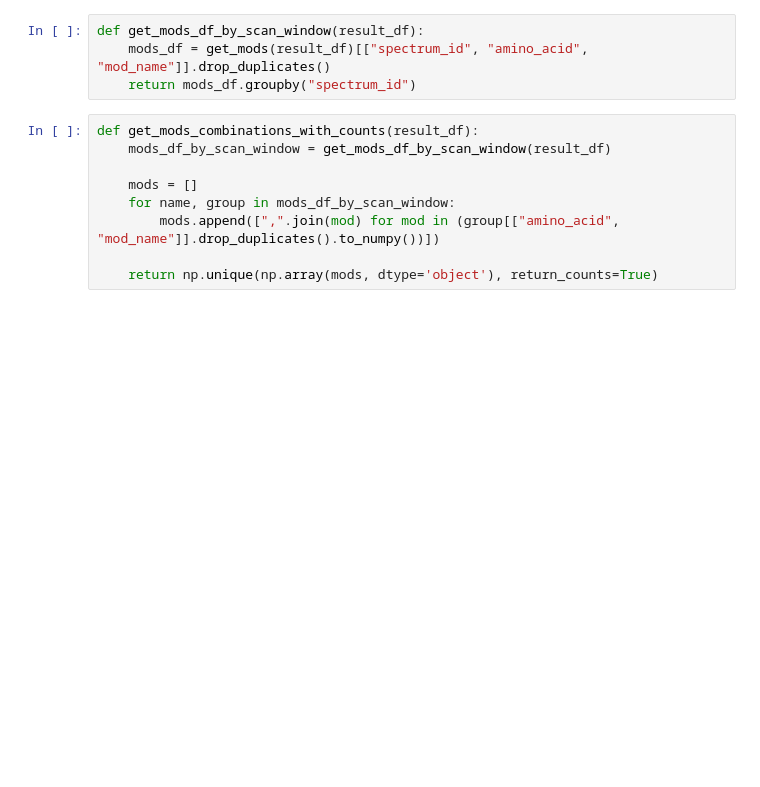
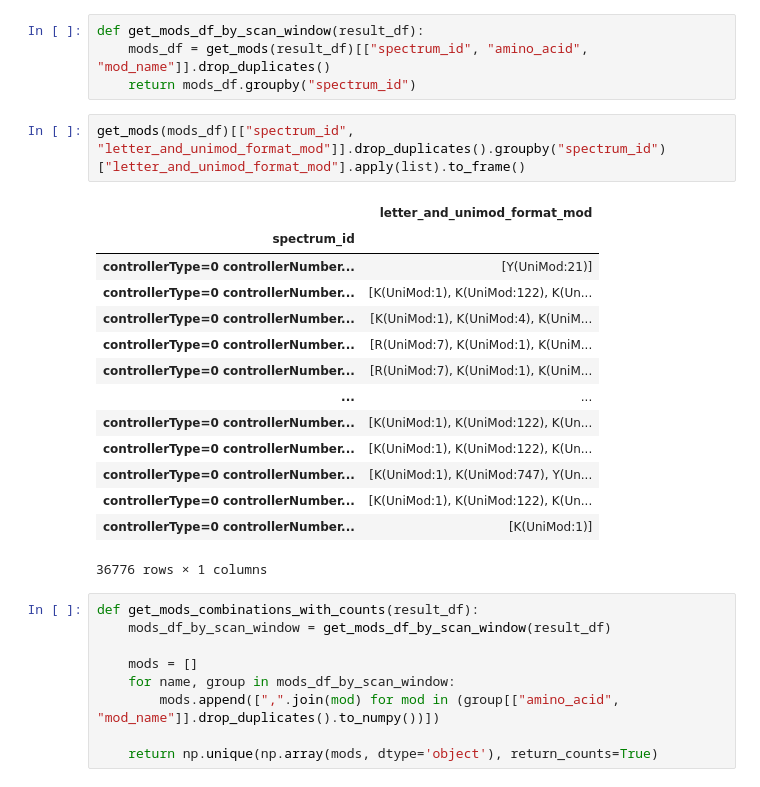
Before and after one commit to cschlaffner/PTMsearch, a Jupyter notebook: notebooks/ion_results_combinations.ipynb, the cells around one changed output. Saved outputs shown, nothing was run; the diff lists cells and outputs as text; blank space fills up the shorter version.

```diff
--- a/notebooks/ion_results_combinations.ipynb
+++ b/notebooks/ion_results_combinations.ipynb
@@ -112,6 +112,23 @@ unmods_df = get_mods(dfs_dia_unmod_10ppm_snr[2])
 def get_mods_df_by_scan_window(result_df):
     mods_df = get_mods(result_df)[["spectrum_id", "amino_acid", "mod_name"]].drop_duplicates()
     return mods_df.groupby("spectrum_id")
+# %%
+get_mods(mods_df)[["spectrum_id", "letter_and_unimod_format_mod"]].drop_duplicates().groupby("spectrum_id")["letter_and_unimod_format_mod"].apply(list).to_frame()
+# %% [output]
+|  | letter_and_unimod_format_mod |
+| spectrum_id |  |
+| controllerType=0 controllerNumber... | [Y(UniMod:21)] |
+| controllerType=0 controllerNumber... | [K(UniMod:1), K(UniMod:122), K(Un... |
+| controllerType=0 controllerNumber... | [K(UniMod:1), K(UniMod:4), K(UniM... |
+| controllerType=0 controllerNumber... | [R(UniMod:7), K(UniMod:1), K(UniM... |
+| controllerType=0 controllerNumber... | [R(UniMod:7), K(UniMod:1), K(UniM... |
+| ... | ... |
+| controllerType=0 controllerNumber... | [K(UniMod:1), K(UniMod:122), K(Un... |
+| controllerType=0 controllerNumber... | [K(UniMod:1), K(UniMod:122), K(Un... |
+| controllerType=0 controllerNumber... | [K(UniMod:1), K(UniMod:747), Y(Un... |
+| controllerType=0 controllerNumber... | [K(UniMod:1), K(UniMod:122), K(Un... |
+| controllerType=0 controllerNumber... | [K(UniMod:1)] |
+36776 rows × 1 columns
 # %%
 def get_mods_combinations_with_counts(result_df):
     mods_df_by_scan_window = get_mods_df_by_scan_window(result_df)
```
Also changed, not shown: parts of 1 cell of this notebook, 6 other files.
